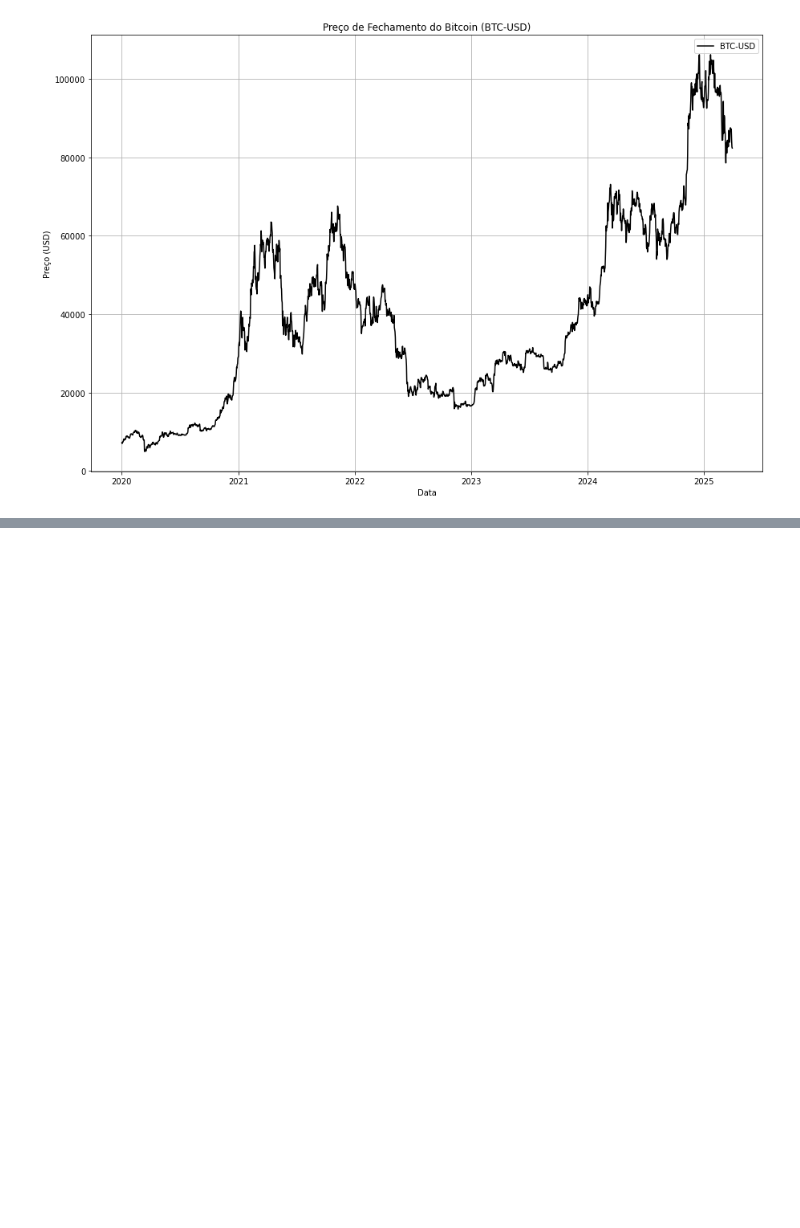
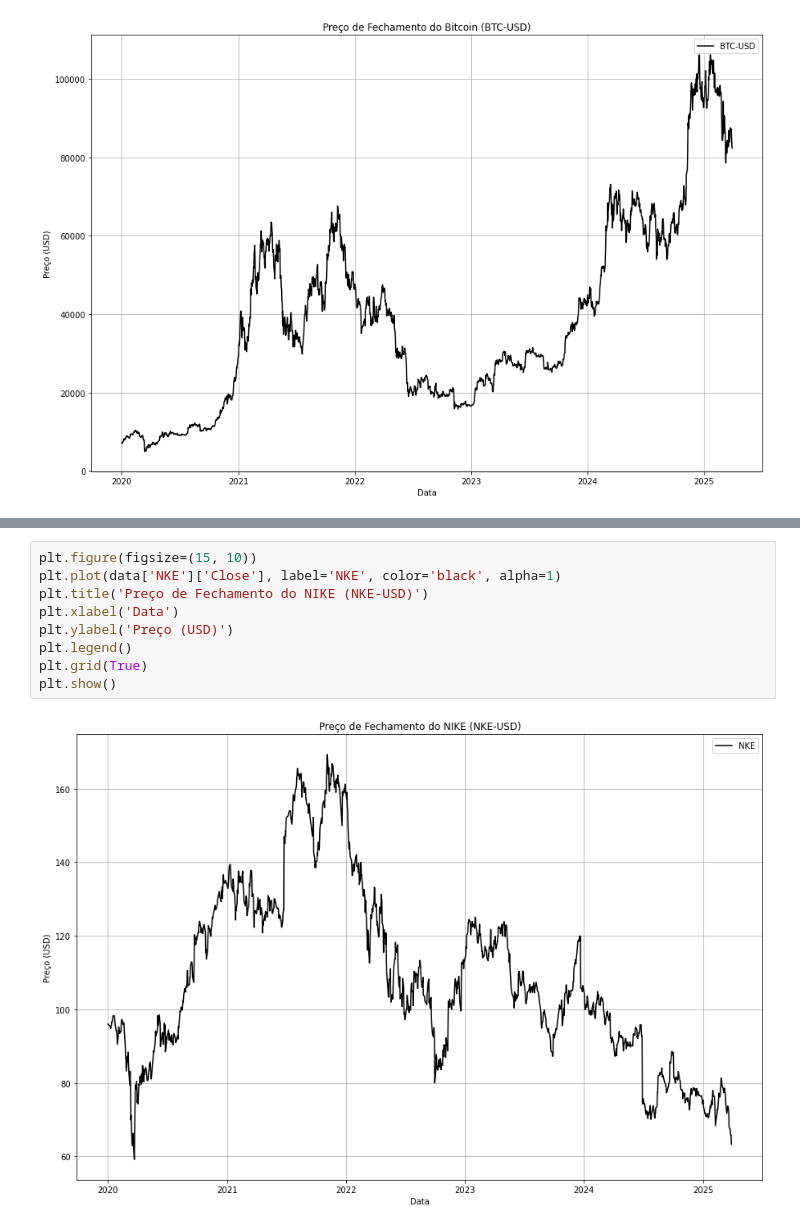
Before and after one commit to camilajafl/Backtest, a Jupyter notebook: camila.ipynb, the cells around one changed output, grey strips where cells are left out. Cells and saved outputs as stored; diff of their text form; blank space fills up the shorter version.

```diff
--- a/camila.ipynb
+++ b/camila.ipynb
@@ -87,0 +103,11 @@ plt.show()
+# %%
+plt.figure(figsize=(15, 10))
+plt.plot(data['NKE']['Close'], label='NKE', color='black', alpha=1)
+plt.title('Preço de Fechamento do NIKE (NKE-USD)')
+plt.xlabel('Data')
+plt.ylabel('Preço (USD)')
+plt.legend()
+plt.grid(True)
+plt.show()
+# %% [output]
+[figure, added]
```
Also changed, not shown: parts of 8 cells of this notebook.
